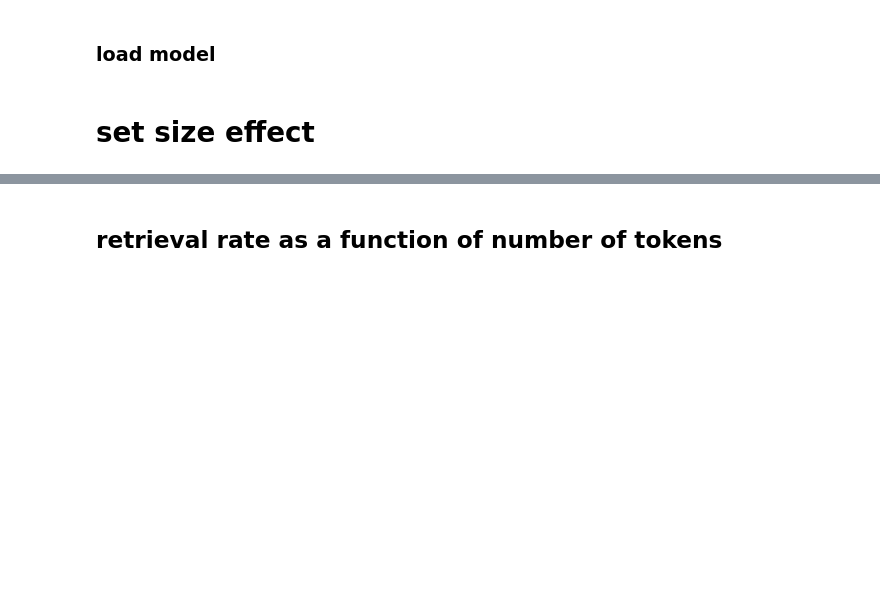
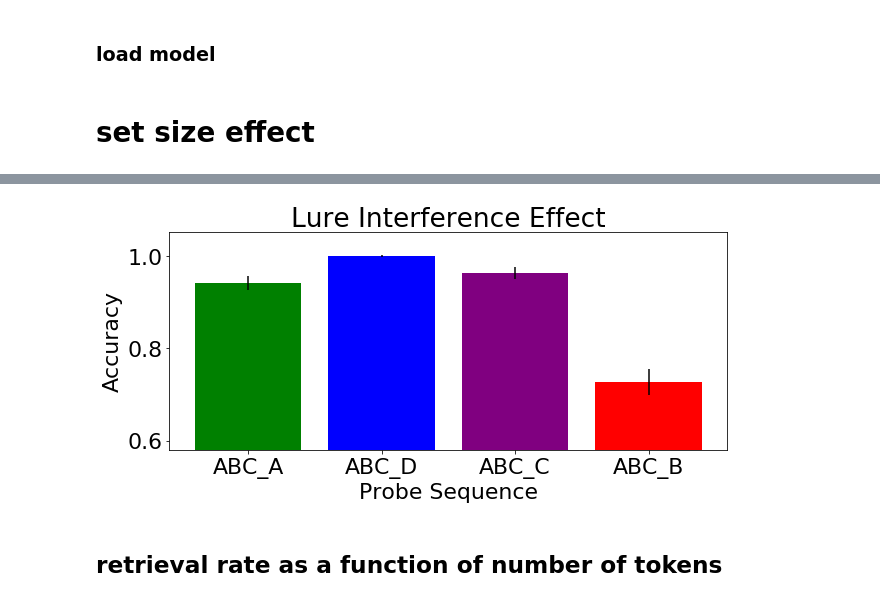
Before and after one commit to andrebeu/nback, a Jupyter notebook: nback pureEM.ipynb, the cells around one changed output, grey strips where cells are left out. Saved outputs shown, nothing was run; the diff lists cells and outputs as text; code cells hidden in the pictures; blank space fills up the shorter version.

```diff
--- a/nback pureEM.ipynb
+++ b/nback pureEM.ipynb
@@ -119,0 +243,13 @@ plt.savefig('figures/setsize_bar')
+# %%
+neps = 1000
+headlen = 3
+gen_data_fixtail = lambda seqtail: lambda: task.seq2data(gen_seq(seqtail,head_len=headlen))
+
+print('nback =',nback)
+
+cL = ['g','b','purple','r']
+
+seqL = [[0,1,2,0],[0,1,2,3],[0,1,2,2],[1,0,2,0]]
+
+# data
+scoreL = [run_model(net,neps,gen_data_fn=gen_data_fixtail(seq)) for seq in seqL]
@@ -120,3 +277,19 @@ plt.savefig('figures/setsize_bar')
+# %%
+plt.figure(figsize=(10,4))
+ax = plt.gca()
+score_acc = np.array(scoreL)
+M = score_acc.mean(1)
+S = 2*score_acc.std(1)/np.sqrt(neps)
+labL = ['ABC_A',"ABC_D","ABC_C","ABC_B"]
+ax.bar(range(4),M[:,-1],color=cL,yerr=S[:,-1])
+ax.set_xticklabels([0]+labL)
+ax.set_title('Lure Interference Effect')
+ax.set_ylabel('Accuracy')
+ax.set_xlabel('Probe Sequence')
+ax.set_ylim(0.58)
+plt.savefig('figures/lurePIeffect_bar',format='svg')
+# %% [output]
+[figure, added]
 # %% [markdown]
 ## retrieval rate as a function of number of tokens
 # %%
```
Also changed, not shown: parts of 30 cells of this notebook, 5 other files.
